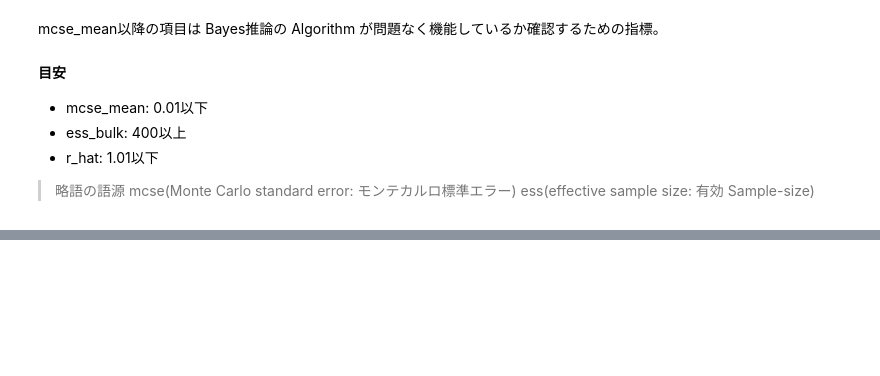
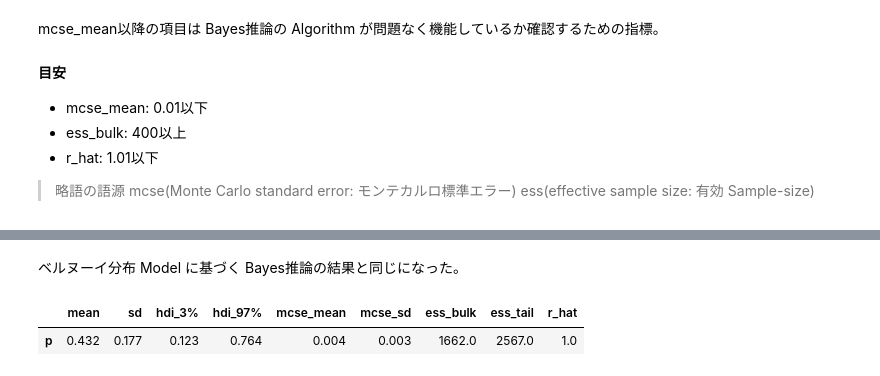
Before and after one commit to 1024xx4/py_bayes_intro, a Jupyter notebook: first_bayesian_interface_exercise.ipynb, the cells around one changed output, grey strips where cells are left out. Cells and saved outputs as stored; diff of their text form; code cells hidden in the pictures; blank space fills up the shorter version.

```diff
--- a/first_bayesian_interface_exercise.ipynb
+++ b/first_bayesian_interface_exercise.ipynb
@@ -259,0 +310,9 @@ ess(effective sample size: 有効 Sample-size)
+# %% [markdown]
+ベルヌーイ分布 Model に基づく Bayes推論の結果と同じになった。
+# %%
+# 統計分析による確率分布と Sampling が正常にできているか確認
+summary = az.summary(idata)
+display(summary)
+# %% [output]
+|  | mean | sd | hdi_3% | hdi_97% | mcse_mean | mcse_sd | ess_bulk | ess_tail | r_hat |
+| p | 0.432 | 0.177 | 0.123 | 0.764 | 0.004 | 0.003 | 1662.0 | 2567.0 | 1.0 |
```
Also changed, not shown: parts of 7 cells of this notebook.
